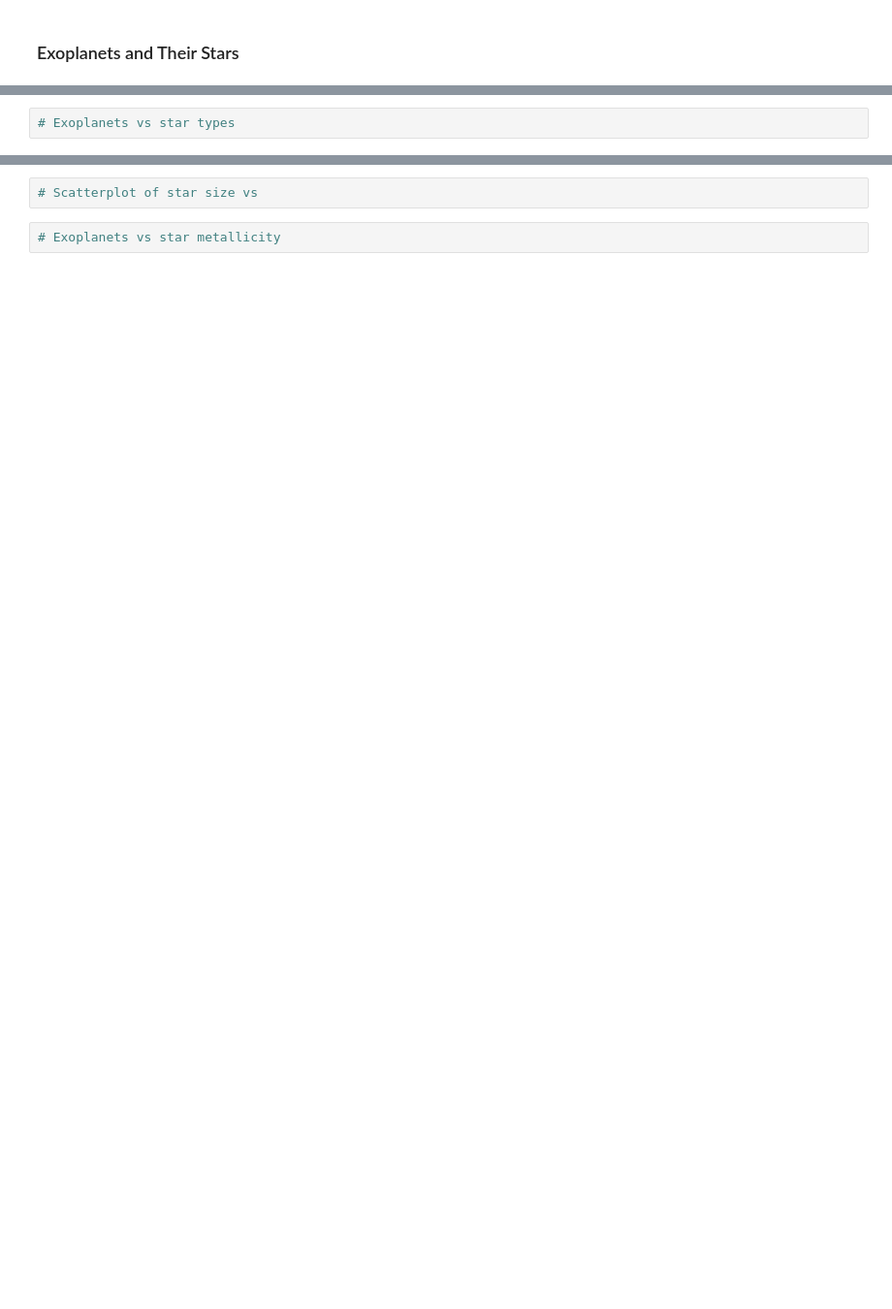
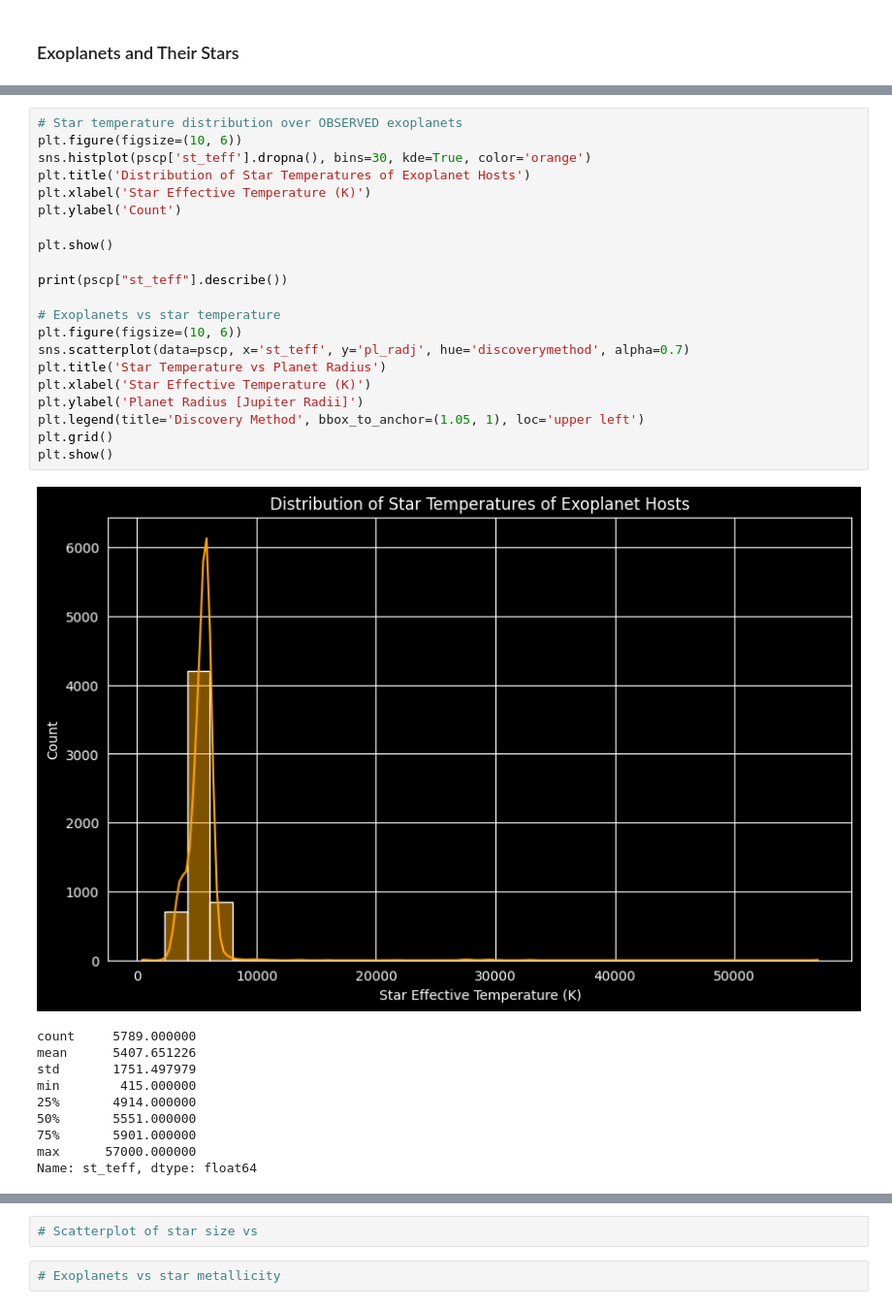
Before and after one commit to NorthrupRobert/Exoplanet_Analysis, a Jupyter notebook: notebooks/main.ipynb, the cells around one changed output, grey strips where cells are left out. Shown at 97% size. Drawn from its saved outputs; the diff is of its cells as text; blank space fills up the shorter version.

```diff
--- a/notebooks/main.ipynb
+++ b/notebooks/main.ipynb
@@ -163,2 +187,32 @@ plt.show()
 # %%
-# Exoplanets vs star types
+# Star temperature distribution over OBSERVED exoplanets
+plt.figure(figsize=(10, 6))
+sns.histplot(pscp['st_teff'].dropna(), bins=30, kde=True, color='orange')
+plt.title('Distribution of Star Temperatures of Exoplanet Hosts')
+plt.xlabel('Star Effective Temperature (K)')
+plt.ylabel('Count')
+
+plt.show()
+
+print(pscp["st_teff"].describe())
+
+# Exoplanets vs star temperature
+plt.figure(figsize=(10, 6))
+sns.scatterplot(data=pscp, x='st_teff', y='pl_radj', hue='discoverymethod', alpha=0.7)
+plt.title('Star Temperature vs Planet Radius')
+plt.xlabel('Star Effective Temperature (K)')
+plt.ylabel('Planet Radius [Jupiter Radii]')
+plt.legend(title='Discovery Method', bbox_to_anchor=(1.05, 1), loc='upper left')
+plt.grid()
+plt.show()
+# %% [output]
+[figure, added]
+count     5789.000000
+mean      5407.651226
+std       1751.497979
+min        415.000000
+25%       4914.000000
+50%       5551.000000
+75%       5901.000000
+max      57000.000000
+Name: st_teff, dtype: float64
```
Also changed, not shown: parts of 6 cells of this notebook.
